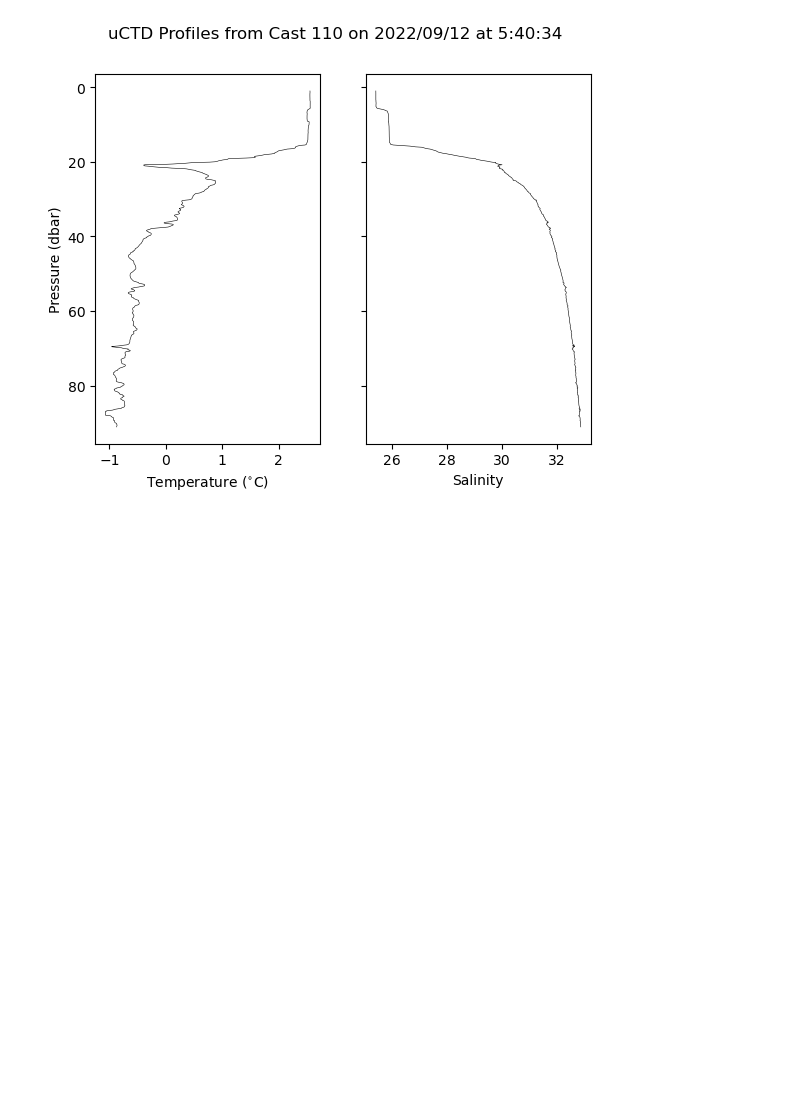
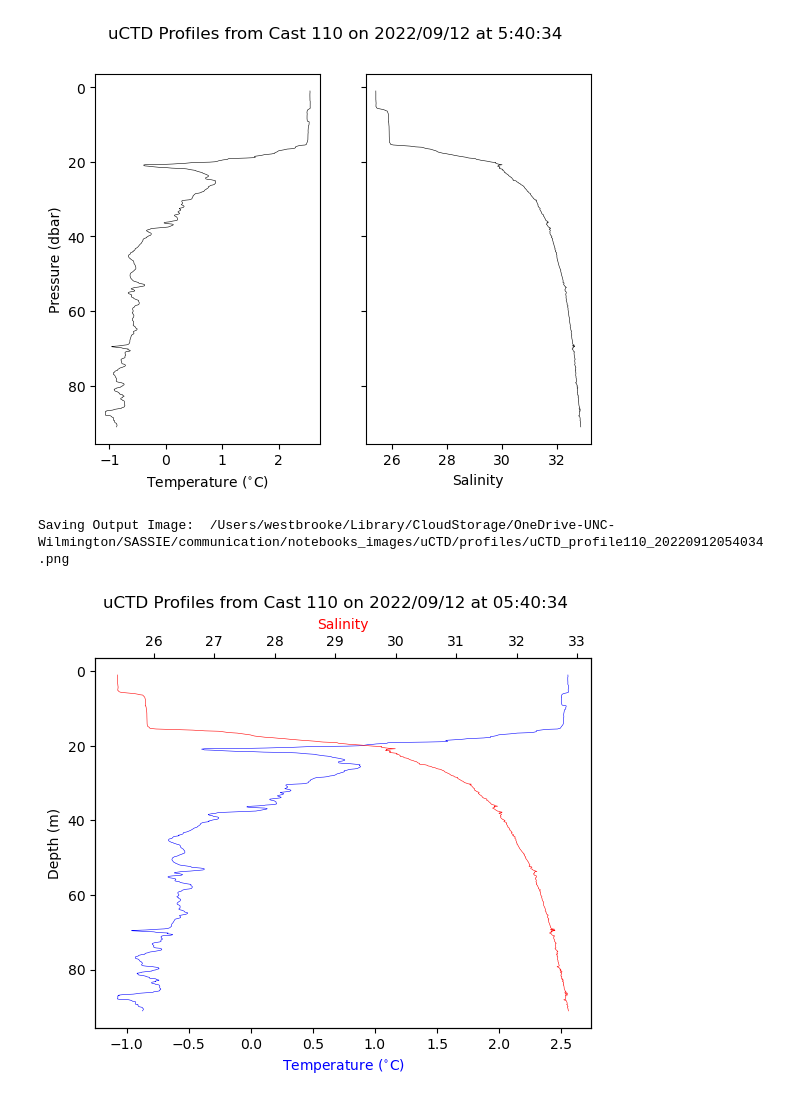
Before and after one commit to NASA-SASSIE/data-vis, a Jupyter notebook: SASSIE_uCTD.ipynb, the cells around one changed output. Drawn from its saved outputs; the diff is of its cells as text; code cells hidden in the pictures; blank space fills up the shorter version.

```diff
--- a/SASSIE_uCTD.ipynb
+++ b/SASSIE_uCTD.ipynb
@@ -266,3 +241,34 @@ plot_cast_profile_by_index(110)
 # %% [output]
 Saving Output Image:  /Users/westbrooke/Library/CloudStorage/OneDrive-UNC-Wilmington/SASSIE/communication/notebooks_images/uCTD/profiles/uCTD_profile110_20220912054034.png
 [figure]
+# %%
+##USE TO PLOT AN INDIVIDUAL CAST BY CAST NUMBER (SAME_AXIS)
+def plot_cast_profile_by_index_2(cast_number):
+
+    #LOAD uCTD DATA
+    uCTD_sal = np.squeeze(ds['salinity'].values[:,cast_number])
+    uCTD_temp = np.squeeze(ds['temperature'].values[:,cast_number])
+    uCTD_pres = np.squeeze(ds['pressure'].values)
+    uCTD_time = np.squeeze(ds['time'].values[cast_number]).astype('int64')
+
+    ## PLOT THE DATA
+    fig,ax1 = plt.subplots()
+    ax2 = ax1.twiny()
+    ax1.plot(uCTD_temp,uCTD_pres,linewidth=0.4,c='blue')
+    ax1.invert_yaxis()
+    ax1.set_xlabel('Temperature ($^{\circ}$C)',color = 'blue')
+    ax1.set_ylabel('Depth (m)')
+    ax2.plot(uCTD_sal,uCTD_pres,linewidth=0.4,c='red')
+    ax2.set_xlabel('Salinity',color ='red')
+    fig.suptitle('uCTD Profiles from Cast '+str(cast_number)+' on '+str(pd.to_datetime(uCTD_time).year).zfill(2)+'/'+str(pd.to_datetime(uCTD_time).month).zfill(2)+'/'+str(pd.to_datetime(uCTD_time).day).zfill(2)+' at '+str(pd.to_datetime(uCTD_time).hour).zfill(2)+':'+str(pd.to_datetime(uCTD_time).minute).zfill(2)+':'+str(pd.to_datetime(uCTD_time).second).zfill(2),y=1.01)
+
+    ## SAVE THE FIGURE
+    if not os.path.exists(fig_dir+'profiles/'):
+        os.makedirs(fig_dir+'profiles/')
+    print('Saving Output Image:  '+fig_dir+'profiles/'+'uCTD_profile'+str(cast_number)+'_'+str(pd.to_datetime(uCTD_time).year)+str(pd.to_datetime(uCTD_time).month).zfill(2)+str(pd.to_datetime(uCTD_time).day).zfill(2)+str(pd.to_datetime(uCTD_time).hour).zfill(2)+str(pd.to_datetime(uCTD_time).minute).zfill(2)+str(pd.to_datetime(uCTD_time).second).zfill(2)+'.png')
+    plt.savefig(fig_dir+'profiles/'+'uCTD_profile'+str(cast_number)+'_'+str(pd.to_datetime(uCTD_time).year)+str(pd.to_datetime(uCTD_time).month).zfill(2)+str(pd.to_datetime(uCTD_time).day).zfill(2)+str(pd.to_datetime(uCTD_time).hour).zfill(2)+str(pd.to_datetime(uCTD_time).minute).zfill(2)+str(pd.to_datetime(uCTD_time).second).zfill(2)+'.png',dpi='figure',format='png')
+# %%
+plot_cast_profile_by_index_2(110)
+# %% [output]
+Saving Output Image:  /Users/westbrooke/Library/CloudStorage/OneDrive-UNC-Wilmington/SASSIE/communication/notebooks_images/uCTD/profiles/uCTD_profile110_20220912054034.png
+[figure, added]
```
Also changed, not shown: parts of 5 cells of this notebook.
